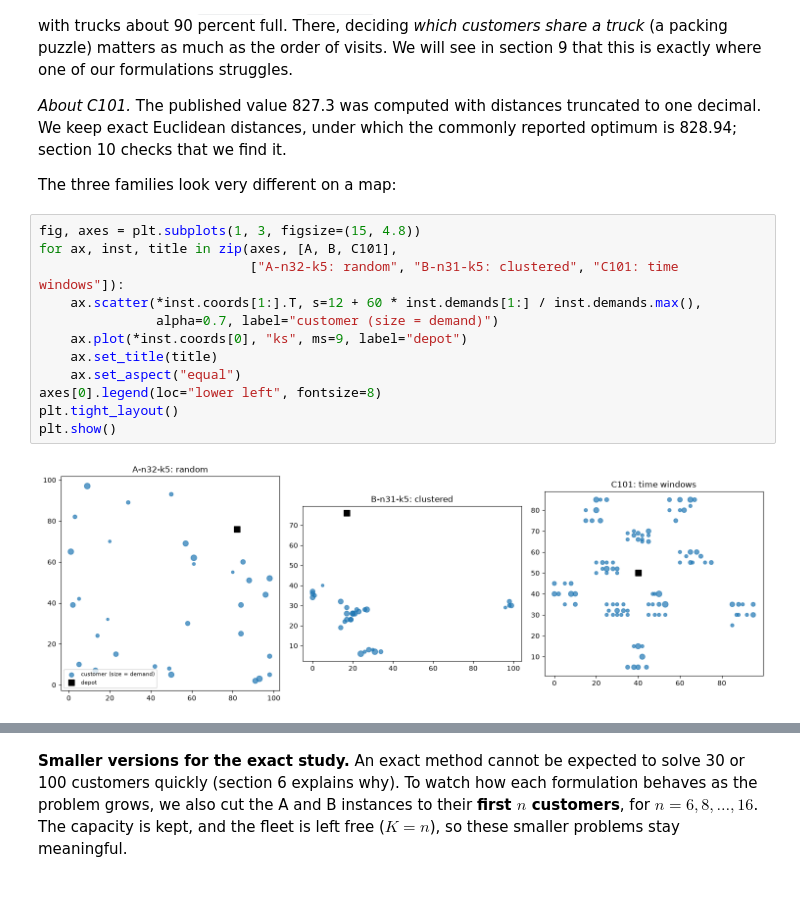
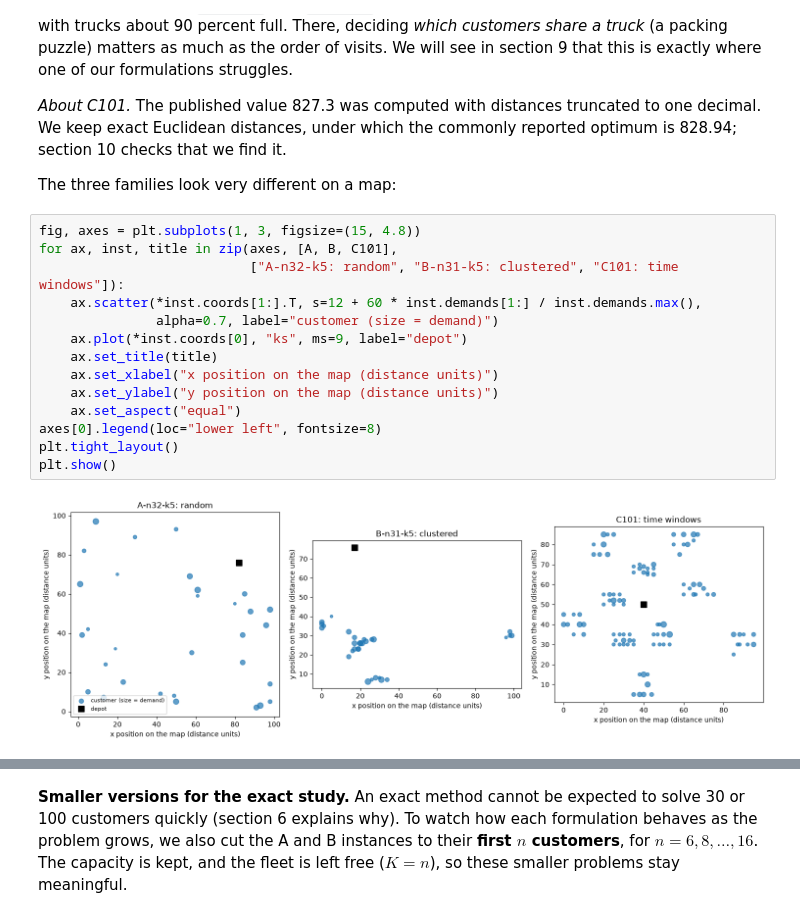
Before and after one commit to zzaved/cesi-cvrp-metaheuristics, a Jupyter notebook: notebooks/01_modeling_check.ipynb, the cells around one changed output, grey strips where cells are left out. Drawn from its saved outputs; the diff is of its cells as text.

```diff
--- a/notebooks/01_modeling_check.ipynb
+++ b/notebooks/01_modeling_check.ipynb
@@ -162,14 +162,16 @@ The three families look very different on a map:
 # %%
 fig, axes = plt.subplots(1, 3, figsize=(15, 4.8))
 for ax, inst, title in zip(axes, [A, B, C101],
                            ["A-n32-k5: random", "B-n31-k5: clustered", "C101: time windows"]):
     ax.scatter(*inst.coords[1:].T, s=12 + 60 * inst.demands[1:] / inst.demands.max(),
                alpha=0.7, label="customer (size = demand)")
     ax.plot(*inst.coords[0], "ks", ms=9, label="depot")
     ax.set_title(title)
+    ax.set_xlabel("x position on the map (distance units)")
+    ax.set_ylabel("y position on the map (distance units)")
     ax.set_aspect("equal")
 axes[0].legend(loc="lower left", fontsize=8)
 plt.tight_layout()
 plt.show()
 # %% [output]
-[figure, old version]
+[figure, new version]
```
Also changed, not shown: parts of 8 cells of this notebook.
